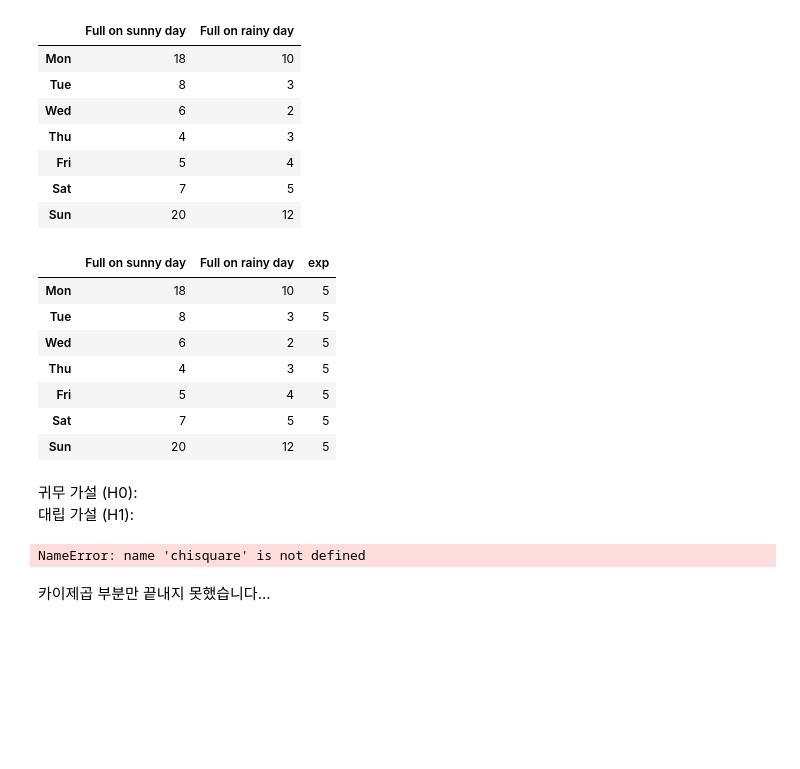
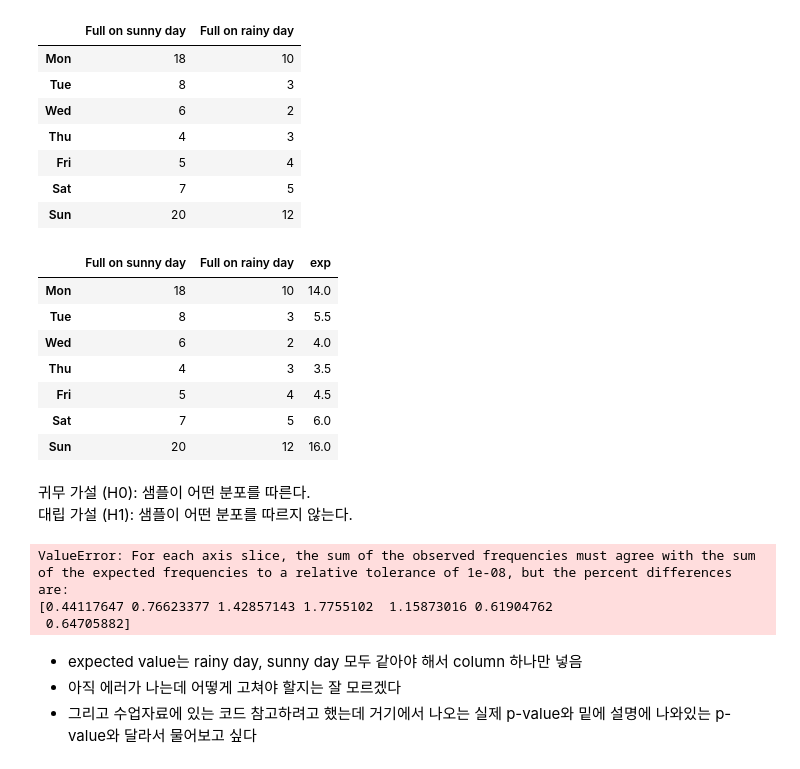
Before and after one commit to tenevian/Statistics-Project, a Jupyter notebook: [GIRE]이다영_7회차_과제.ipynb, the cells around one changed output. Drawn from its saved outputs; the diff is of its cells as text; code cells hidden in the pictures; blank space fills up the shorter version.

```diff
--- a/[GIRE]이다영_7회차_과제.ipynb
+++ b/[GIRE]이다영_7회차_과제.ipynb
@@ -160,26 +164,41 @@ display(fullrainy)
 | Fri | 5 | 4 |
 | Sat | 7 | 5 |
 | Sun | 20 | 12 |
-# %%
-exp = int(np.sum(fullrainy['Full on rainy day']) / 7)
-fullrainy['exp'] = [exp, exp, exp, exp, exp, exp, exp]
-display(fullrainy)
-# %% [output]
-|  | Full on sunny day | Full on rainy day | exp |
-| Mon | 18 | 10 | 5 |
-| Tue | 8 | 3 | 5 |
-| Wed | 6 | 2 | 5 |
-| Thu | 4 | 3 | 5 |
-| Fri | 5 | 4 | 5 |
-| Sat | 7 | 5 | 5 |
-| Sun | 20 | 12 | 5 |
+# %%
+exp = []
+for i in range(7):
+    exp.append(np.mean(fullrainy.iloc[i]))
+
+fullrainy['exp'] = exp
+
+
+display(fullrainy)
+# %% [output]
+|  | Full on sunny day | Full on rainy day | exp |
+| Mon | 18 | 10 | 14.0 |
+| Tue | 8 | 3 | 5.5 |
+| Wed | 6 | 2 | 4.0 |
+| Thu | 4 | 3 | 3.5 |
+| Fri | 5 | 4 | 4.5 |
+| Sat | 7 | 5 | 6.0 |
+| Sun | 20 | 12 | 16.0 |
 # %% [markdown]
-귀무 가설 (H0):\
-대립 가설 (H1):
+귀무 가설 (H0): 샘플이 어떤 분포를 따른다.\
+대립 가설 (H1): 샘플이 어떤 분포를 따르지 않는다.
 # %%
-res = chisquare(fullrainy['# rainy days'], fullrainy['exp'])
+from scipy.stats import chisquare
+
+exp = fullrainy['exp']
+observed = fullrainy[['Full on sunny day']].values
+
+
+res = chisquare(observed, exp)
 print(f"Test statistic is {res.statistic}, and the p-value is {res.pvalue}")
 # %% [output]
-NameError: name 'chisquare' is not defined
+ValueError: For each axis slice, the sum of the observed frequencies must agree with the sum of the expected frequencies to a relative tolerance of 1e-08, but the percent differences are:
+[0.44117647 0.76623377 1.42857143 1.7755102  1.15873016 0.61904762
+ 0.64705882]
-# %% [markdown]
-카이제곱 부분만 끝내지 못했습니다...
+# %% [markdown]
+- expected value는 rainy day, sunny day 모두 같아야 해서 column 하나만 넣음
+- 아직 에러가 나는데 어떻게 고쳐야 할지는 잘 모르겠다
+- 그리고 수업자료에 있는 코드 참고하려고 했는데 거기에서 나오는 실제 p-value와 밑에 설명에 나와있는 p-value와 달라서 물어보고 싶다
```
Also changed, not shown: parts of 3 cells of this notebook.
